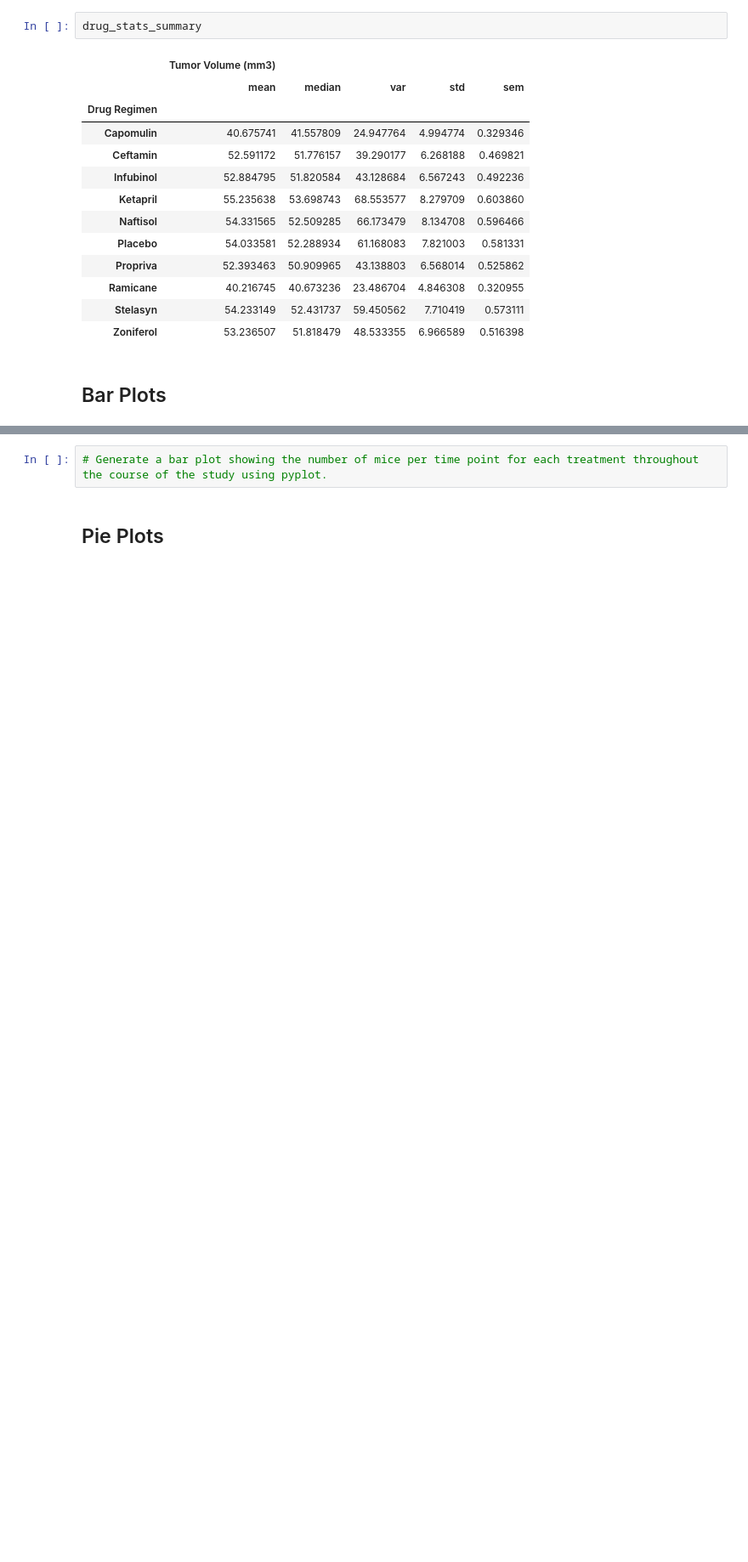
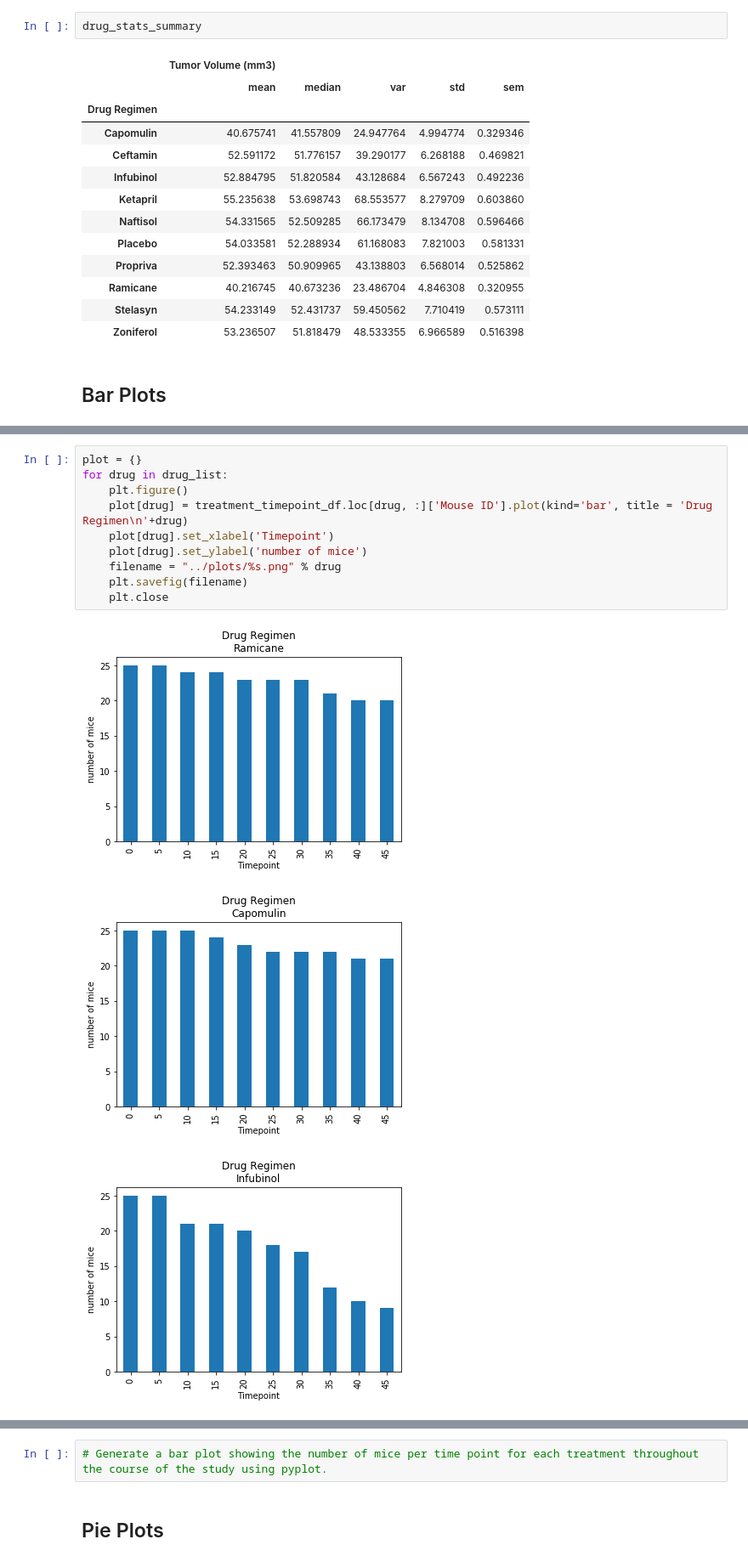
Before and after one commit to theaddies/05-Matplotlib, a Jupyter notebook: Pymaceuticals/pymaceuticals_starter.ipynb, the cells around one changed output, grey strips where cells are left out. Shown at 85% size. Saved outputs shown, nothing was run; the diff lists cells and outputs as text; blank space fills up the shorter version.

```diff
--- a/Pymaceuticals/pymaceuticals_starter.ipynb
+++ b/Pymaceuticals/pymaceuticals_starter.ipynb
@@ -286,0 +303,14 @@ drug_stats_summary
+# %%
+plot = {}
+for drug in drug_list:
+    plt.figure()
+    plot[drug] = treatment_timepoint_df.loc[drug, :]['Mouse ID'].plot(kind='bar', title = 'Drug Regimen\n'+drug)
+    plot[drug].set_xlabel('Timepoint')
+    plot[drug].set_ylabel('number of mice')
+    filename = "../plots/%s.png" % drug
+    plt.savefig(filename)
+    plt.close
+# %% [output]
+[figure, added]
+[figure, added]
+[figure, added]
```
Also changed, not shown: parts of 10 cells of this notebook, 1 other file.
